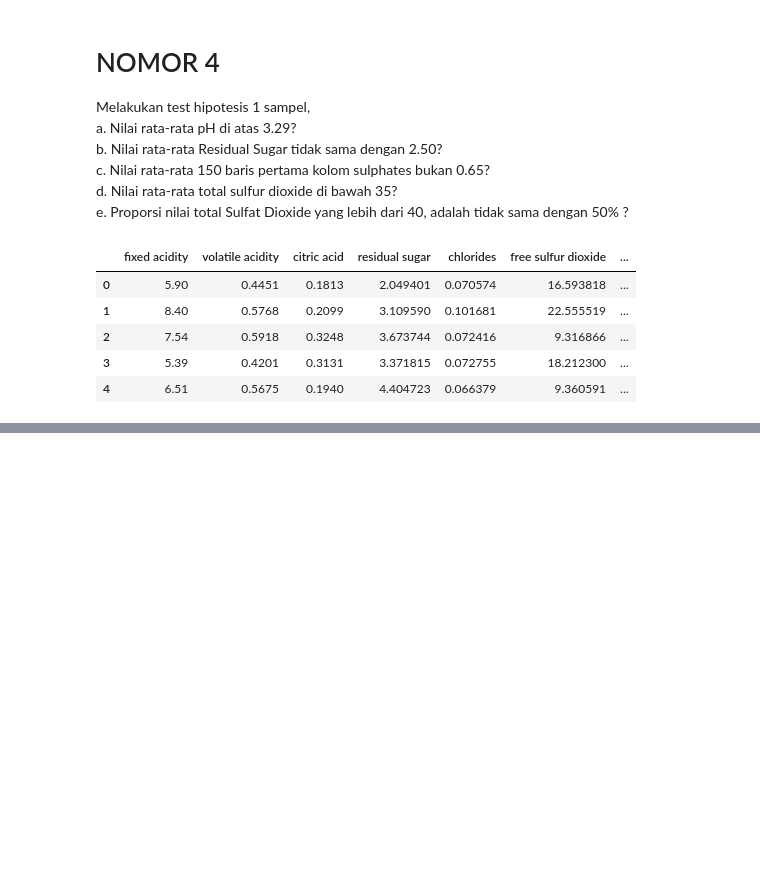
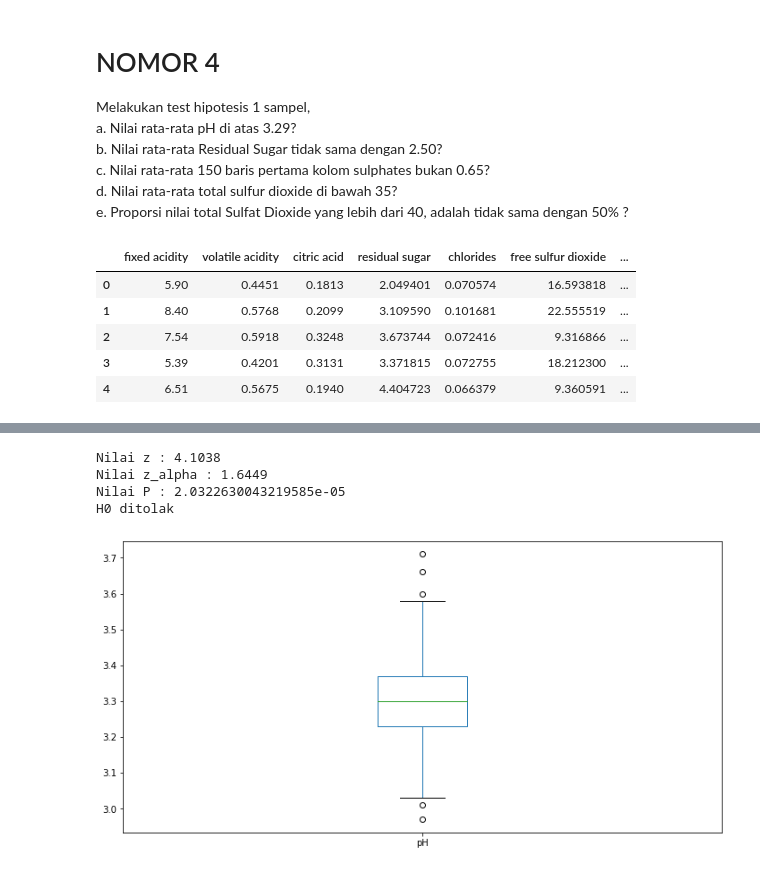
Before and after one commit to JeffreyChow19/probability-statistics, a Jupyter notebook: src/prob-4.ipynb, the cells around one changed output, grey strips where cells are left out. Drawn from its saved outputs; the diff is of its cells as text; code cells hidden in the pictures; blank space fills up the shorter version.

```diff
--- a/src/prob-4.ipynb
+++ b/src/prob-4.ipynb
@@ -17,3 +21,9 @@ df.head()
 | 2 | 7.54 | 0.5918 | 0.3248 | 3.673744 | 0.072416 | 9.316866 | ... |
 | 3 | 5.39 | 0.4201 | 0.3131 | 3.371815 | 0.072755 | 18.212300 | ... |
 | 4 | 6.51 | 0.5675 | 0.1940 | 4.404723 | 0.066379 | 9.360591 | ... |
+# %%
+def ztest(sampel, miu):
+    avg = sampel.mean()
+    std = sampel.std()
+    n = sampel.count()
+    return (avg-miu)/(std/math.sqrt(n))
@@ -19,0 +54,31 @@ df.head()
+# %%
+mu = 3.29
+alpha = 0.05
+
+#calculate z
+z = ztest(df["pH"], mu)
+
+#calculate z_alpha
+z_alpha = st.norm.ppf(1-alpha)
+
+#calculate p
+p = st.norm.sf(abs(z))
+
+print(f"Nilai z : {round(z, 4)}")
+print(f"Nilai z_alpha : {round(z_alpha, 4)}")
+print(f"Nilai P : {p}")
+
+if (z>z_alpha and p<alpha):
+    print("H0 ditolak")
+else:
+    print("H0 diterima")
+
+df["pH"].plot(kind="box", figsize=(12, 6))
+plt.title=("pH")
+plt.show()
+# %% [output]
+Nilai z : 4.1038
+Nilai z_alpha : 1.6449
+Nilai P : 2.0322630043219585e-05
+H0 ditolak
+[figure, added]
```
Also changed, not shown: parts of 15 cells of this notebook.
